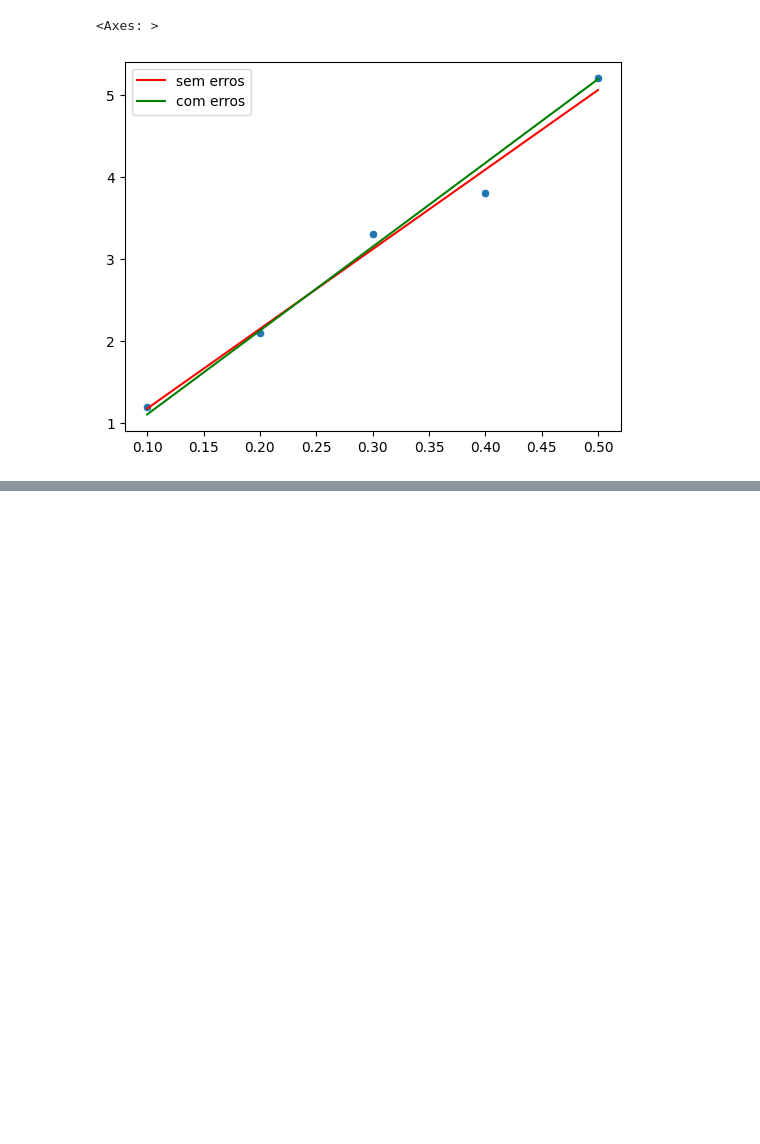
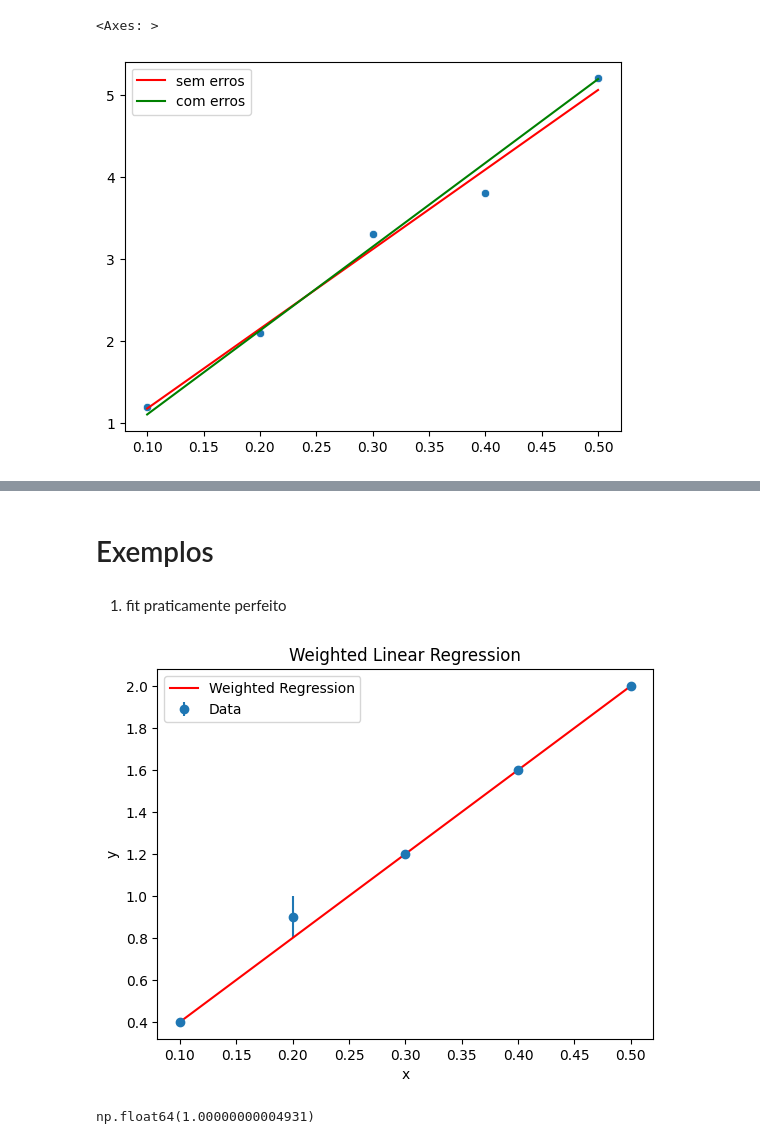
Before and after one commit to ms-cmy/IAD, a Jupyter notebook: aula_2_exercicios/exercicio.ipynb, the cells around one changed output, grey strips where cells are left out. Saved outputs shown, nothing was run; the diff lists cells and outputs as text; code cells hidden in the pictures; blank space fills up the shorter version.

```diff
--- a/aula_2_exercicios/exercicio.ipynb
+++ b/aula_2_exercicios/exercicio.ipynb
@@ -158,0 +269,37 @@ valor: 53.74 +- 85.64413502835902 +- 5.3740000000000006
+# %% [markdown]
+# Exemplos
+# %% [markdown]
+1. fit praticamente perfeito
+# %%
+x = np.array([0.1, 0.2, 0.3, 0.4, 0.5])
+y = np.array([0.4, 0.9, 1.2, 1.6, 2.0])
+y_err = np.array([1e-10, 0.1, 1e-10, 1e-10, 1e-10])
+
+slope, intercept, r_value, p_value, std_err = stats.linregress(x, y)
+
+weights = 1.0 / y_err**2
+w_slope, w_intercept = np.polyfit(x, y, 1, w=weights)
+
+
+chi2 = np.sum(((y - (w_intercept + w_slope * x)) / y_err) ** 2)
+
+
+nu = len(x) - 2  # n - p
+
+# Normalized chi-squared
+chi2_nu = chi2 / nu
+
+# Plotting
+plt.errorbar(x, y, yerr=y_err, fmt="o", label="Data")
+sns.lineplot(x=x, y=w_intercept + w_slope * x, color="red", label="Weighted Regression")
+plt.legend()
+plt.xlabel("x")
+plt.ylabel("y")
+plt.title("Weighted Linear Regression")
+plt.show()
+# %% [output]
+[figure, added]
+# %%
+chi2
+# %% [output]
+np.float64(1.00000000004931)
```
Also changed, not shown: parts of 20 cells of this notebook, 3 other files.
